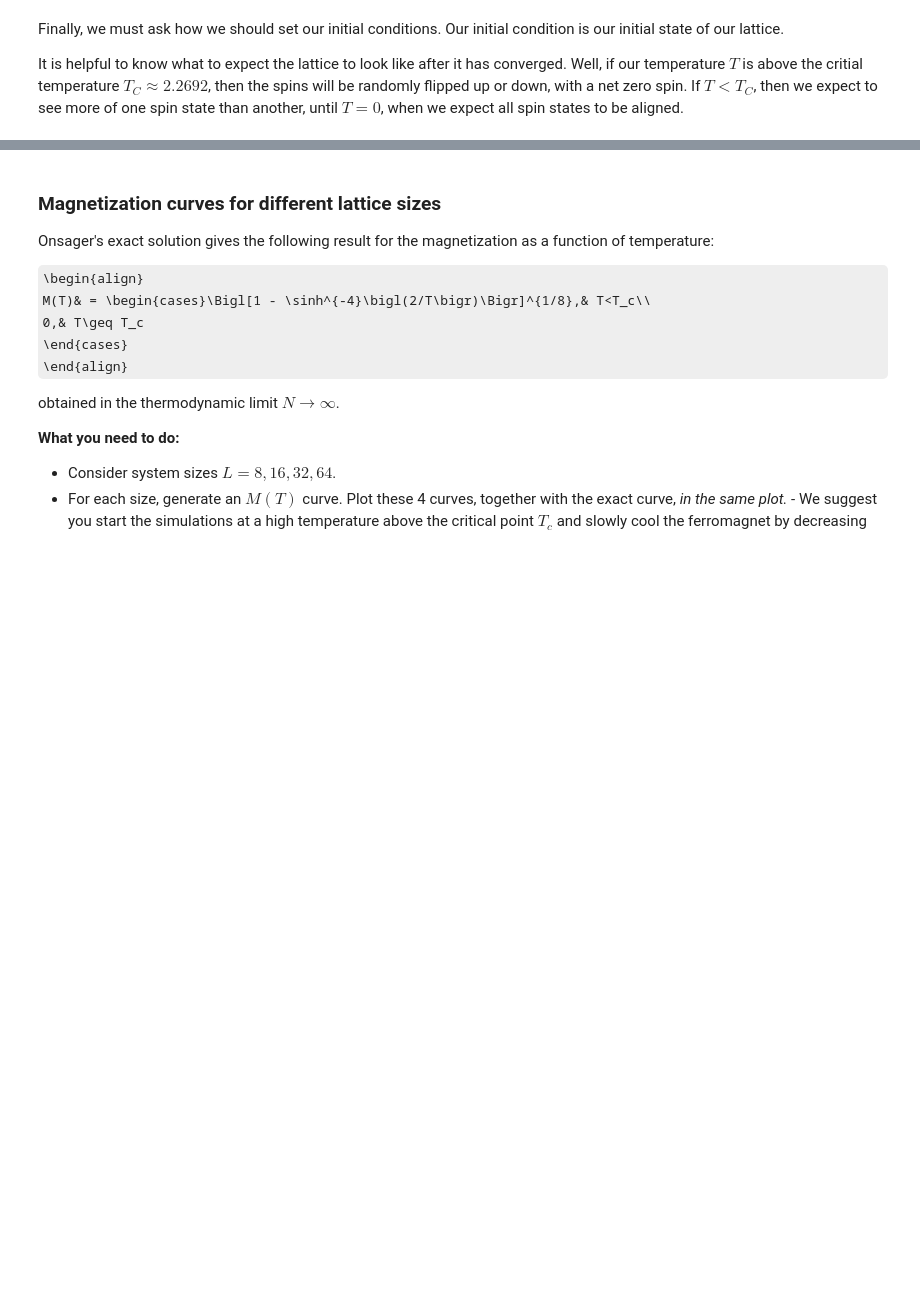
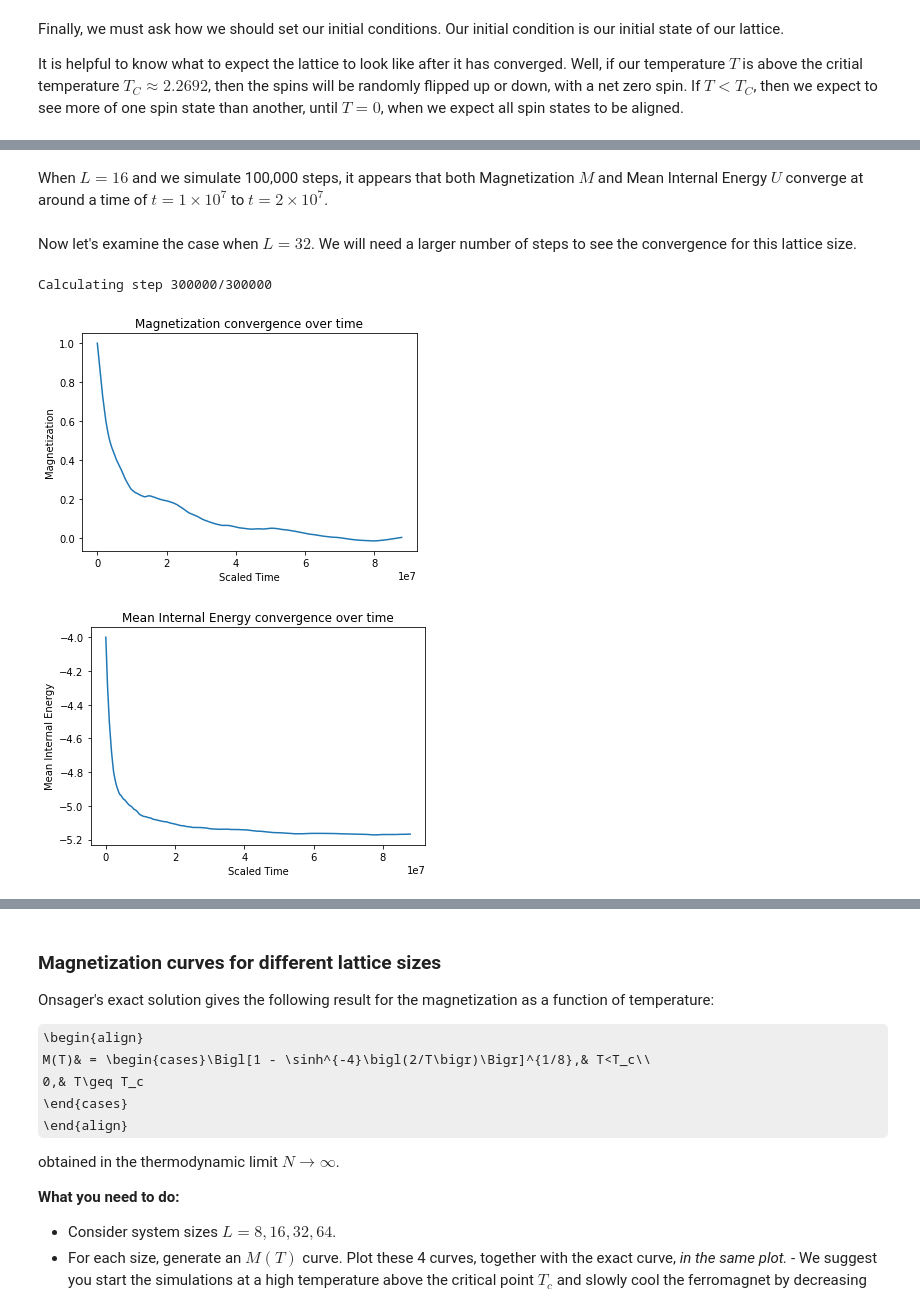
Before and after one commit to CzJLee/Physics-180N, a Jupyter notebook: Project 3/proj_3.ipynb, the cells around one changed output, grey strips where cells are left out. Cells and saved outputs as stored; diff of their text form; code cells hidden in the pictures; some formulas as TeX source; blank space fills up the shorter version.

```diff
--- a/Project 3/proj_3.ipynb
+++ b/Project 3/proj_3.ipynb
@@ -120,0 +143,38 @@ model = Ising_2d(L, temp)
+# %% [markdown]
+When $L = 16$ and we simulate 100,000 steps, it appears that both Magnetization $M$ and Mean Internal Energy $U$ converge at around a time of $t = 1 \times 10^7$ to $t = 2 \times 10^7$.
+# %% [markdown]
+Now let's examine the case when $L = 32$. We will need a larger number of steps to see the convergence for this lattice size.
+# %%
+# Define parameters
+num_steps = 300000
+L = 32
+time_step_size = num_steps / (L ** 2)
+
+# Set temperature to be 3. This is larger than the critical temperature.
+temp = 3
+
+# Create our Ising model using L = 16, temp = 3.
+model = Ising_2d(L, temp)
+# model.set_rand_state()
+
+# Let's run the MCMC for multiple steps, and calculate values for U and M for each step.
+vals = model.mcmcm(num_steps, calculate_vals = True, verbose = True)
+
+# Now lets create our list of time steps to plot
+time_steps = [time_step_size * i for i in range(1, num_steps + 1)]
+
+plt.xlabel("Scaled Time")
+plt.ylabel('Magnetization')
+plt.title('Magnetization convergence over time')
+plt.plot(time_steps, vals["M"])
+plt.show()
+
+plt.xlabel("Scaled Time")
+plt.ylabel('Mean Internal Energy')
+plt.title('Mean Internal Energy convergence over time')
+plt.plot(time_steps, vals["U"])
+plt.show()
+# %% [output]
+Calculating step 300000/300000
+[figure, added]
+[figure, added]
```
Also changed, not shown: parts of 11 cells of this notebook.
